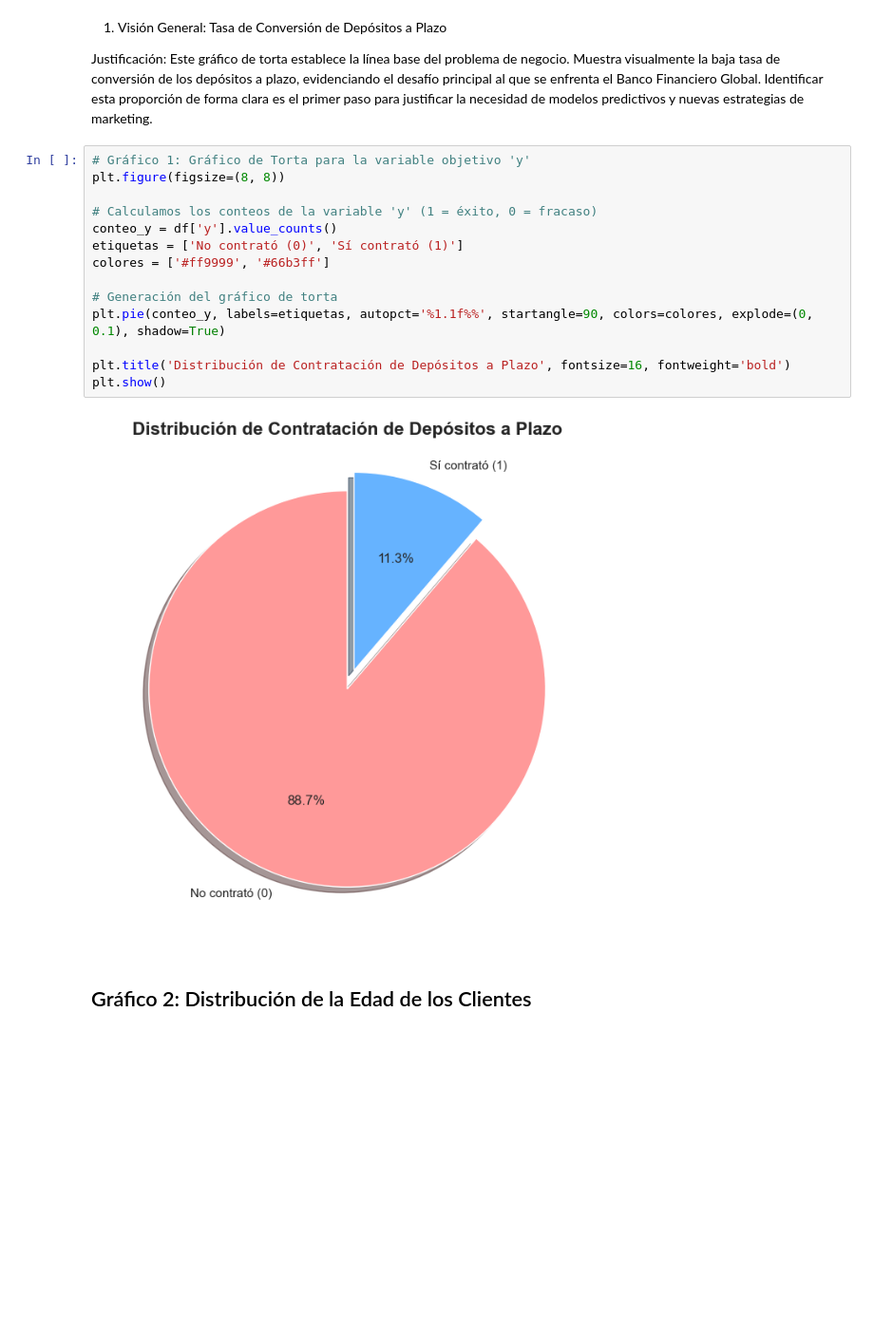
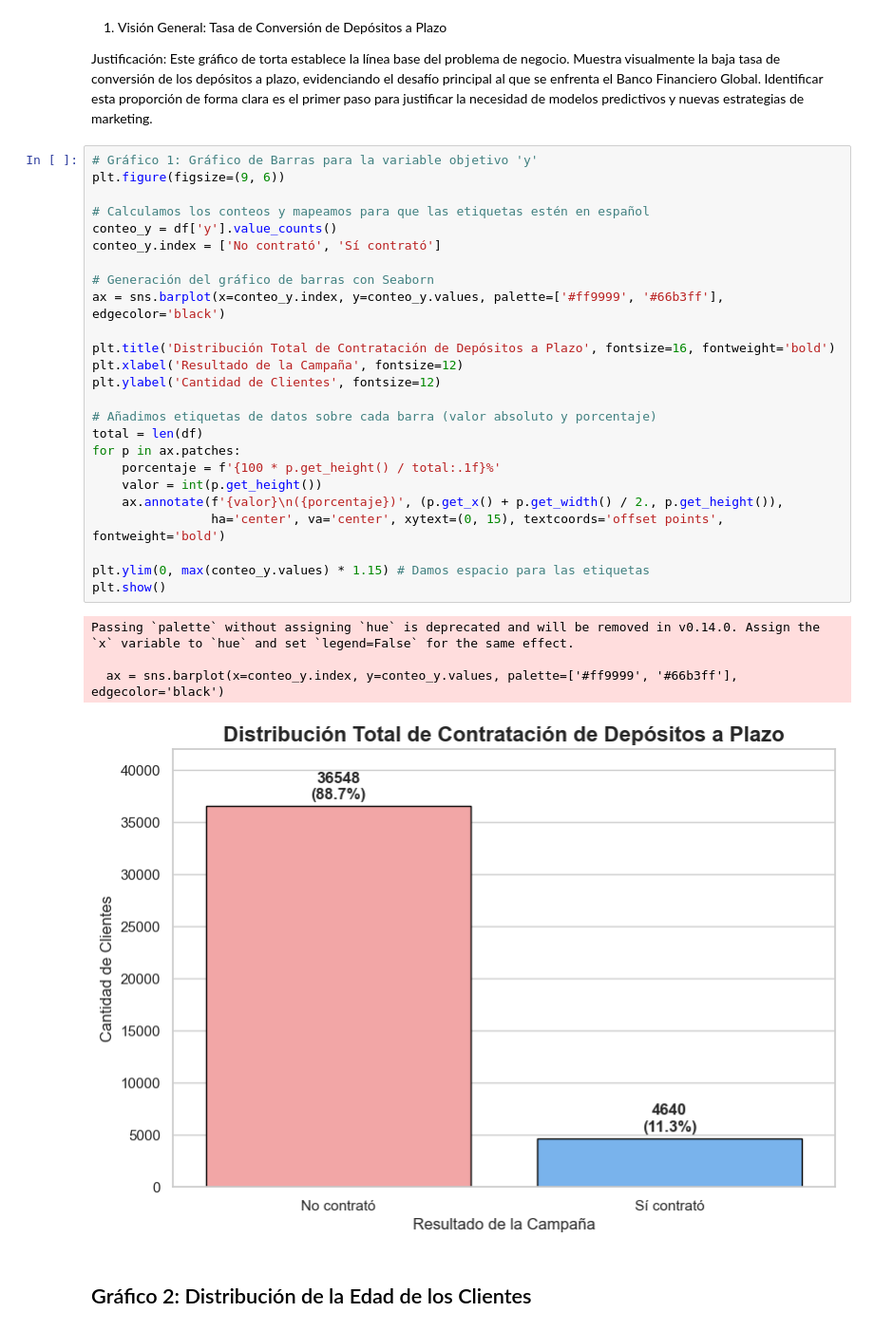
Before and after one commit to sparklyeonn/Proyecto-Preprocesamiento, a Jupyter notebook: graficos.ipynb, the cells around one changed output. Shown at 95% size. Drawn from its saved outputs; the diff is of its cells as text; blank space fills up the shorter version.

Commit message:
Gráficos

```diff
--- a/graficos.ipynb
+++ b/graficos.ipynb
@@ -26,21 +26,35 @@ Entorno de visualización configurado y datos cargados.
 
 Justificación: Este gráfico de torta establece la línea base del problema de negocio. Muestra visualmente la baja tasa de conversión de los depósitos a plazo, evidenciando el desafío principal al que se enfrenta el Banco Financiero Global. Identificar esta proporción de forma clara es el primer paso para justificar la necesidad de modelos predictivos y nuevas estrategias de marketing.
 # %%
-# Gráfico 1: Gráfico de Torta para la variable objetivo 'y'
-plt.figure(figsize=(8, 8))
+# Gráfico 1: Gráfico de Barras para la variable objetivo 'y'
+plt.figure(figsize=(9, 6))
 
-# Calculamos los conteos de la variable 'y' (1 = éxito, 0 = fracaso)
+# Calculamos los conteos y mapeamos para que las etiquetas estén en español
 conteo_y = df['y'].value_counts()
-etiquetas = ['No contrató (0)', 'Sí contrató (1)']
-colores = ['#ff9999', '#66b3ff']
+conteo_y.index = ['No contrató', 'Sí contrató']
 
-# Generación del gráfico de torta
-plt.pie(conteo_y, labels=etiquetas, autopct='%1.1f%%', startangle=90, colors=colores, explode=(0, 0.1), shadow=True)
+# Generación del gráfico de barras con Seaborn
+ax = sns.barplot(x=conteo_y.index, y=conteo_y.values, palette=['#ff9999', '#66b3ff'], edgecolor='black')
 
-plt.title('Distribución de Contratación de Depósitos a Plazo', fontsize=16, fontweight='bold')
+plt.title('Distribución Total de Contratación de Depósitos a Plazo', fontsize=16, fontweight='bold')
+plt.xlabel('Resultado de la Campaña', fontsize=12)
+plt.ylabel('Cantidad de Clientes', fontsize=12)
+
+# Añadimos etiquetas de datos sobre cada barra (valor absoluto y porcentaje)
+total = len(df)
+for p in ax.patches:
+    porcentaje = f'{100 * p.get_height() / total:.1f}%'
+    valor = int(p.get_height())
+    ax.annotate(f'{valor}\n({porcentaje})', (p.get_x() + p.get_width() / 2., p.get_height()),
+                ha='center', va='center', xytext=(0, 15), textcoords='offset points', fontweight='bold')
+
+plt.ylim(0, max(conteo_y.values) * 1.15) # Damos espacio para las etiquetas
 plt.show()
 # %% [output]
+Passing `palette` without assigning `hue` is deprecated and will be removed in v0.14.0. Assign the `x` variable to `hue` and set `legend=False` for the same effect.
+
+  ax = sns.barplot(x=conteo_y.index, y=conteo_y.values, palette=['#ff9999', '#66b3ff'], edgecolor='black')
-[figure, old version]
+[figure, new version]
 # %% [markdown]
 ## Gráfico 2: Distribución de la Edad de los Clientes
 # %% [markdown]
```
Also changed, not shown: parts of 4 cells of this notebook, 3 other files.
